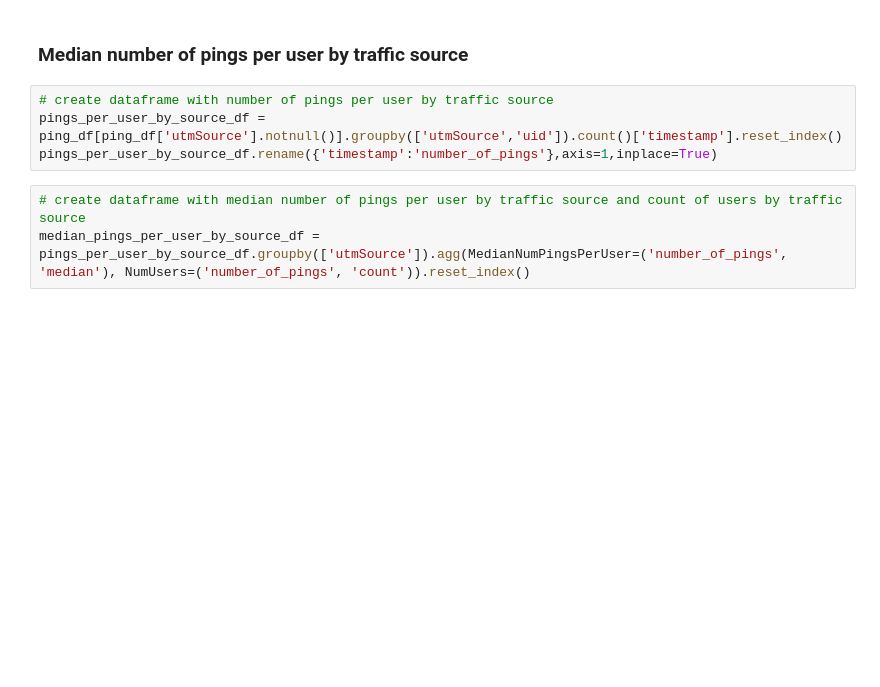
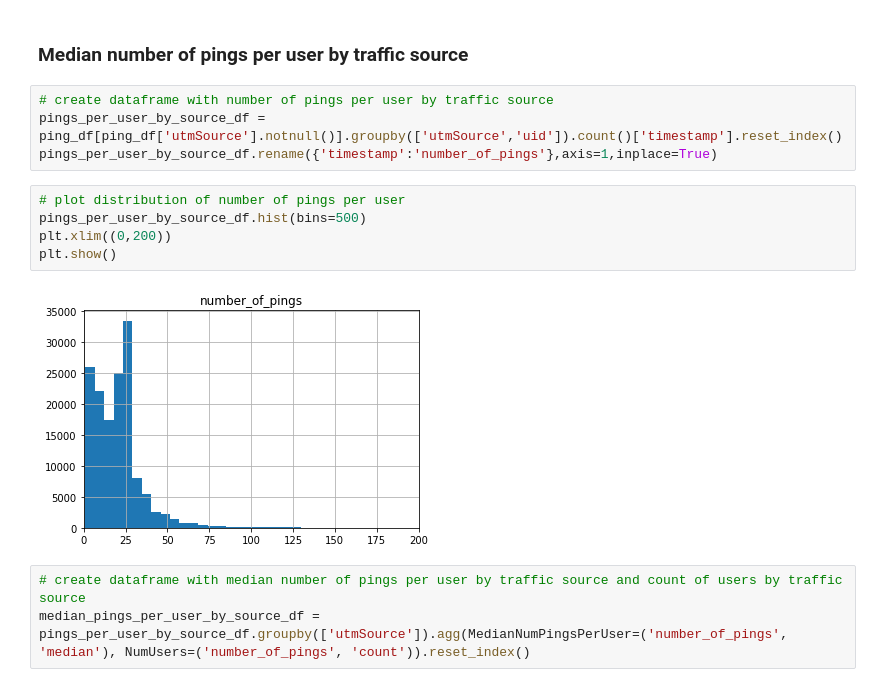
Before and after one commit to rmondini/product-analytics, a Jupyter notebook: Product_Analytics.ipynb, the cells around one changed output. Saved outputs shown, nothing was run; the diff lists cells and outputs as text; blank space fills up the shorter version.

```diff
--- a/Product_Analytics.ipynb
+++ b/Product_Analytics.ipynb
@@ -501,6 +501,13 @@ I know that the 'utmSource' field has approx 35% missing values. I exclude rows
 # create dataframe with number of pings per user by traffic source
 pings_per_user_by_source_df = ping_df[ping_df['utmSource'].notnull()].groupby(['utmSource','uid']).count()['timestamp'].reset_index()
 pings_per_user_by_source_df.rename({'timestamp':'number_of_pings'},axis=1,inplace=True)
+# %%
+# plot distribution of number of pings per user
+pings_per_user_by_source_df.hist(bins=500)
+plt.xlim((0,200))
+plt.show()
+# %% [output]
+[figure, added]
 # %%
 # create dataframe with median number of pings per user by traffic source and count of users by traffic source
 median_pings_per_user_by_source_df = pings_per_user_by_source_df.groupby(['utmSource']).agg(MedianNumPingsPerUser=('number_of_pings', 'median'), NumUsers=('number_of_pings', 'count')).reset_index()
```
Also changed, not shown: parts of 6 cells of this notebook, 2 other files.
